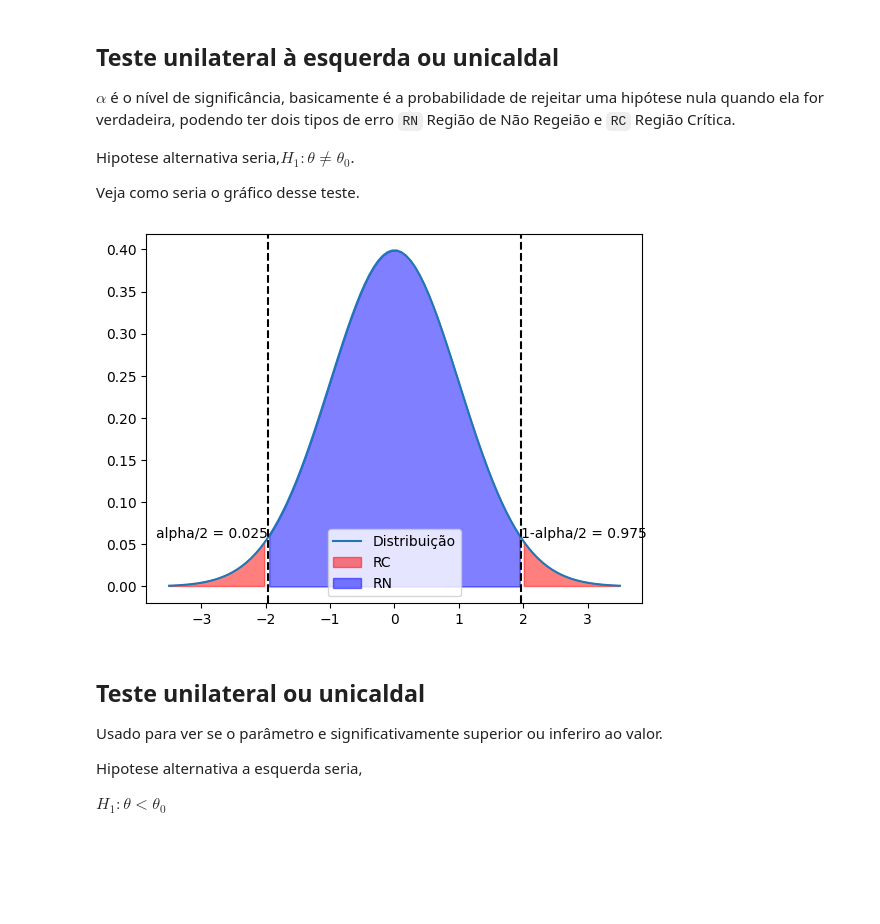
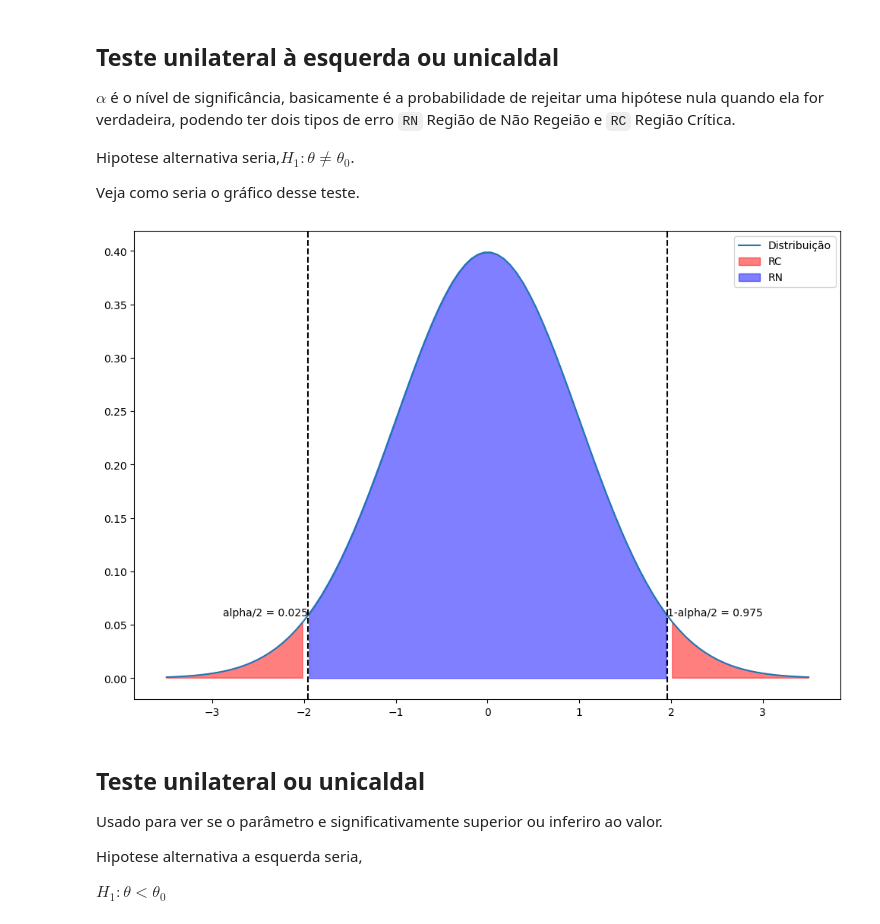
Before and after one commit to jvataidee/ManualdeAnalisedeDadosPython, a Jupyter notebook: cap7_teste_hipotese.ipynb, the cells around one changed output. Drawn from its saved outputs; the diff is of its cells as text; code cells hidden in the pictures; blank space fills up the shorter version.

```diff
--- a/cap7_teste_hipotese.ipynb
+++ b/cap7_teste_hipotese.ipynb
@@ -49,34 +49,35 @@ mu = 0
 variance = 1
 sigma = np.sqrt(variance)
 x = np.linspace(mu - 3.5*sigma, mu + 3.5*sigma, 100)
 alpha = 0.05
 
 # Cria a distribuição normal
+plt.figure(figsize=(12,8))
 plt.plot(x, norm.pdf(x, mu, sigma))
 
 # Adiciona as regiões de rejeição
 low = norm.ppf(alpha/2)
 high = norm.ppf(1 - alpha/2)
 plt.fill_between(x, norm.pdf(x, mu, sigma), where=(x<low) | (x>high), color='red', alpha=0.5)
 
 # Adiciona a região de não rejeição
 plt.fill_between(x, norm.pdf(x, mu, sigma), where=(x>low) & (x<high), color='blue', alpha=0.5)
 
 # Adiciona as linhas verticais para alpha/2 e 1-alpha/2
 plt.axvline(low, color='black', linestyle='--')
 plt.axvline(high, color='black', linestyle='--')
 
 # Adiciona as anotações
 plt.text(low, norm.pdf(low, mu, sigma), f'alpha/2 = {alpha/2}', ha='right')
 plt.text(high, norm.pdf(high, mu, sigma), f'1-alpha/2 = {1-alpha/2}', ha='left')
 
 # Adiciona as legendas
 plt.legend([ "Distribuição",'RC', 'RN'])
 
 # Mostra o gráfico
 plt.show();
 # %% [output]
-[figure, old version]
+[figure, new version]
 # %% [markdown]
 ## **Teste unilateral ou unicaldal**
 
```
